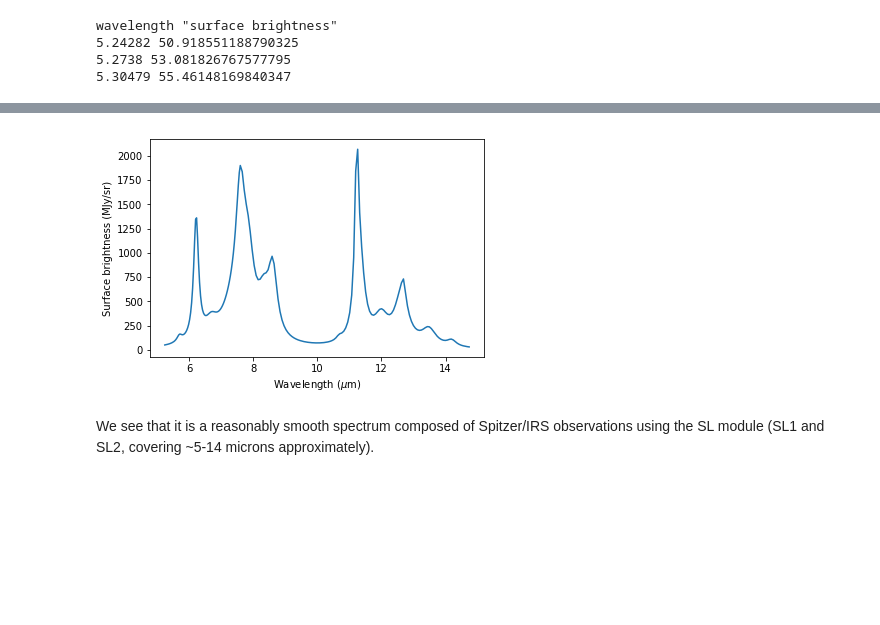
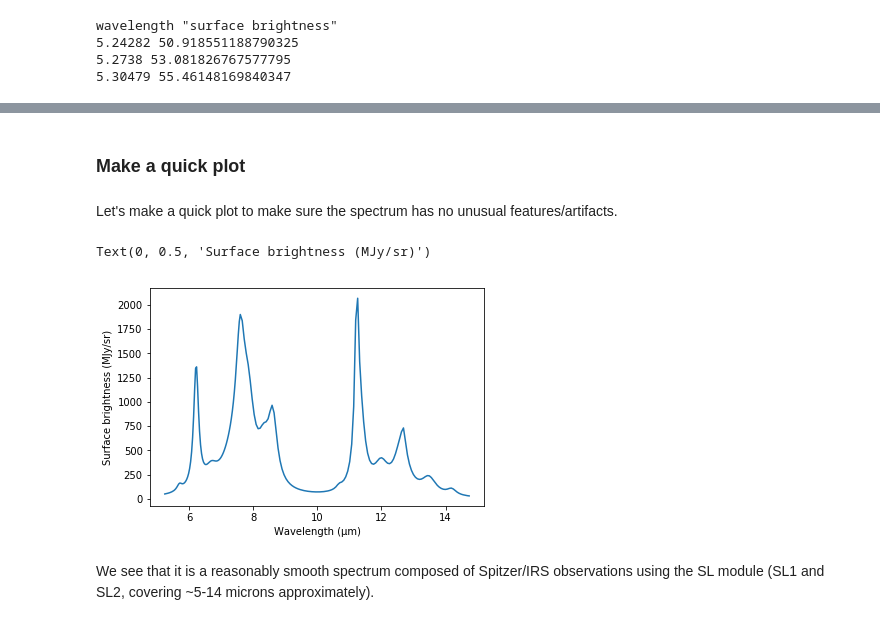
Before and after one commit to PAHdb/pyPAHdb, a Jupyter notebook: docs/source/tutorial_01.ipynb, the cells around one changed output, grey strips where cells are left out. Drawn from its saved outputs; the diff is of its cells as text; code cells hidden in the pictures; blank space fills up the shorter version.

```diff
--- a/docs/source/tutorial_01.ipynb
+++ b/docs/source/tutorial_01.ipynb
@@ -74,0 +70,2 @@ len(wave), len(flux), type(wave), type(wave[0]), type(flux[0])
+# %%
+df = pd.read_csv(data_file, sep=' ')  # Loads the data into a pandas DataFrame.
@@ -75,9 +81,14 @@ len(wave), len(flux), type(wave), type(wave[0]), type(flux[0])
+# %% [markdown]
+### Make a quick plot <a name="step2b"></a>
+# %% [markdown]
+Let's make a quick plot to make sure the spectrum has no unusual features/artifacts.
 # %%
-plt.plot(wave, flux);
-plt.xlabel(r'Wavelength ($\mu$m)');
-plt.ylabel('Surface brightness (MJy/sr)');
+plt.plot(df['wavelength'], df['surface brightness'])
+plt.xlabel('Wavelength (μm)')
+plt.ylabel('Surface brightness (MJy/sr)')
 # %% [output]
+Text(0, 0.5, 'Surface brightness (MJy/sr)')
-[figure, old version]
+[figure, new version]
 # %% [markdown]
 We see that it is a reasonably smooth spectrum composed of Spitzer/IRS
 observations using the SL module (SL1 and SL2, covering ~5-14 microns approximately).
```
Also changed, not shown: parts of 26 cells of this notebook, 2 other files.
